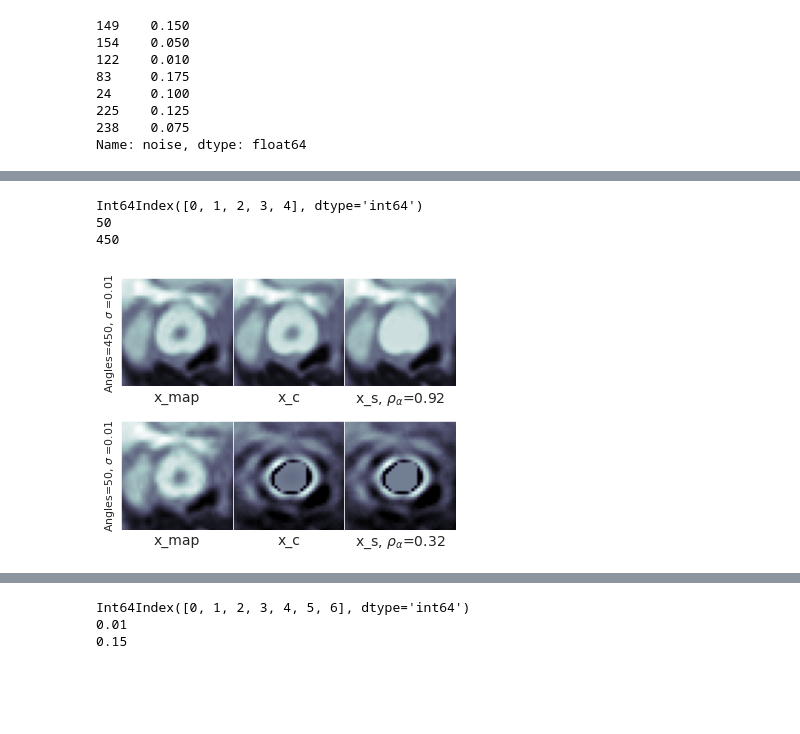
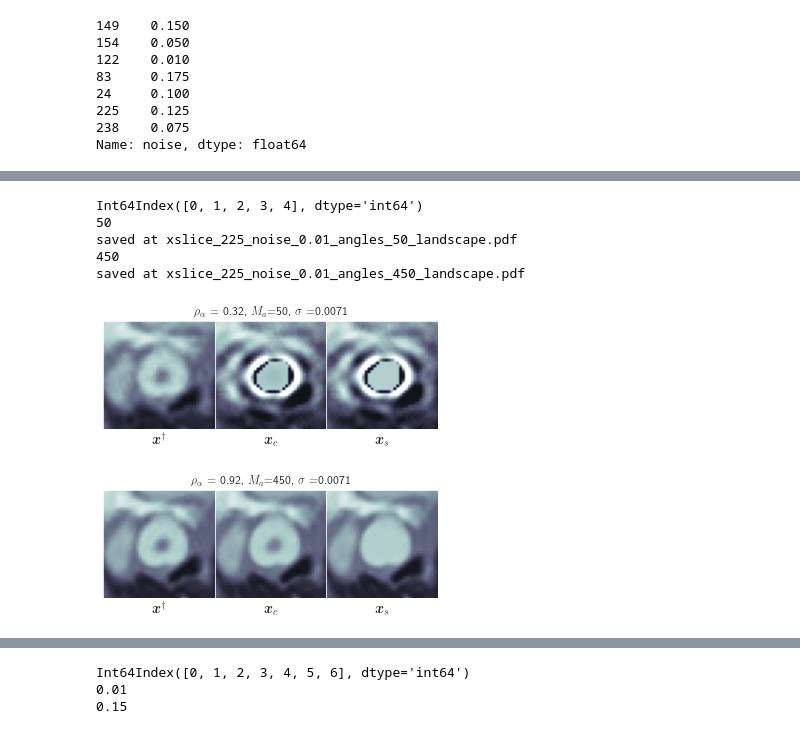
Before and after one commit to adwaye/test_ct, a Jupyter notebook: Experiments.ipynb, the cells around one changed output, grey strips where cells are left out. Cells and saved outputs as stored; diff of their text form; code cells hidden in the pictures; blank space fills up the shorter version.

```diff
--- a/Experiments.ipynb
+++ b/Experiments.ipynb
@@ -7,6 +7,9 @@ import seaborn as sns
 import matplotlib.pyplot as plt
 import cv2
 %config Completer.use_jedi = False
+import matplotlib
+matplotlib.rc('text', usetex=True)
+matplotlib.rcParams['text.latex.preamble']=[r"\usepackage{amsmath}"]
 
 RESULT_LOCATION= "/home/adwaye/matlab_projects/test_CT/Figures"
 PARAM_NAMES = ["L2_mean_grad","L2_bound_grad","L2_mean_pix","L2_bound_pix","noise","ndtct","agls","grdsz","alpha",
@@ -28,6 +31,6 @@ def extract_params_from_name(file_name):
     for name in PARAM_NAMES:
         ind = file_name.find(name)
         val = file_name[0:ind].split('_')[-2]
-        print(name+"="+val)
+        #print(name+"="+val)
         out_dict[name] = val
     return out_dict
@@ -33,0 +52,5 @@ def extract_params_from_name(file_name):
+# %%
+
+
+out_name = make_xmapFname_from_BUQOfname(file_name)
+out_name
@@ -344,20 +594,20 @@ for n_angles in df_copy['agls']:
         ax[0].axis([lower_x,upper_x,upper_y,lower_y])
         ax[0].set_xticks([])
         ax[0].set_yticks([])
-        ax[0].set_ylabel('x_map',fontsize=font_size)
+        ax[0].set_ylabel('$x_{map}$',fontsize=font_size)
     #     ax[k,0].set(ylabel='Number of angles={:}'.format(n_angles,n_angles))
         ax[0].set_title('Angles={:}, $\\sigma$ ={:}'.format(n_angles,noise),fontsize=font_size-3)
 
 
         ax[1].imshow(matfile['x_c'],cmap="bone")
         ax[1].axis([lower_x,upper_x,upper_y,lower_y])
-        ax[1].set_ylabel('x_c',fontsize=font_size)
+        ax[1].set_ylabel('$x_c$',fontsize=font_size)
         ax[1].set_xticks([])
         ax[1].set_yticks([])
 
         ax[2].imshow(matfile['x_s'],cmap="bone")
         ax[2].axis([lower_x,upper_x,upper_y,lower_y])
-        ax[2].set_ylabel('x_s'.format(rho),fontsize=font_size)
+        ax[2].set_ylabel('$\\boldsymbol{x}_s$',fontsize=font_size)
         ax[2].set_xlabel('$\\rho_\\alpha$ = {:.2}'.format(rho),fontsize=font_size)
         ax[2].set_xticks([])
         ax[2].set_yticks([])
@@ -413,7 +666,8 @@ k=0
 df_copy = df1.loc[indexes[0].tolist()].copy()
 df_copy = df_copy.sort_values(by='agls')
 df_copy.index = np.arange(0,df_copy.shape[0])
-fig, ax = plt.subplots(nrows=2,ncols=3,figsize=(6,5))
+
+
 print(df_copy.index)
 k = 0
 
@@ -428,54 +682,67 @@ min_y = np.min(col_mask)
 upper_x = max_y+15;
 lower_x =  min_y-15;
 upper_y = max_x+15;
 lower_y = min_x-15;
 
 for n_angles in df_copy['agls']:
+
     if n_angles==25 or n_angles==100 or n_angles==300 or n_angles == 200:
         pass
     else:
+        fig, ax = plt.subplots(nrows=1,ncols=3,figsize=(6,3))
         print(n_angles)
         index = np.where(df_copy['agls']==n_angles)
         file_name = df_copy['file_name'].loc[index].ravel()[0]
         rho       = df_copy['rho'].loc[index].ravel()[0]
         matfile  = sio.loadmat(os.path.join(root_folder,file_name))
-        ax[1-k,0].imshow(matfile['xmap'],cmap="bone")
-        ax[1-k,0].axis([lower_x,upper_x,upper_y,lower_y])
-        ax[1-k,0].set_xticks([])
-        ax[1-k,0].set_yticks([])
-        ax[1-k,0].set_xlabel('x_map',fontsize=font_size)
+        ax[0].imshow(matfile['xmap'],cmap="bone",vmin=-0.1,vmax=1.1)
+
+    #     ax[k,0].set_title('xmap, noise={:}'.format(noise),fontsize=16)
+    #     ax[k,0].set_title('xmap',fontsize=font_size)
+
+        ax[0].axis([lower_x,upper_x,upper_y,lower_y])
+        ax[0].set_xticks([])
+        ax[0].set_yticks([])
+        ax[0].set_xlabel('$\\boldsymbol{x}^{\\dagger}$',fontsize=font_size)
     #     ax[k,0].set(ylabel='Number of angles={:}'.format(n_angles,n_angles))
-        ax[1-k,0].set_ylabel('Angles={:}, $\\sigma$ ={:}'.format(n_angles,noise),fontsize=font_size-3)
+        #ax[0].set_title('Angles={:}, $\\sigma$ ={:}'.format(n_angles,noise),fontsize=font_size-3)
 
 
-        ax[1-k,1].imshow(matfile['x_c'],cmap="bone")
-        ax[1-k,1].axis([lower_x,upper_x,upper_y,lower_y])
-        ax[1-k,1].set_xlabel('x_c',fontsize=font_size)
-        ax[1-k,1].set_xticks([])
-        ax[1-k,1].set_yticks([])
+        ax[1].imshow(matfile['x_c'],cmap="bone",vmin=-0.1,vmax=1.1)
+        ax[1].axis([lower_x,upper_x,upper_y,lower_y])
+        ax[1].set_xlabel('$\\boldsymbol{x}_c$',fontsize=font_size)
+        ax[1].set_xticks([])
+        ax[1].set_yticks([])
 
-        ax[1-k,2].imshow(matfile['x_s'],cmap="bone")
-        ax[1-k,2].axis([lower_x,upper_x,upper_y,lower_y])
-        ax[1-k,2].set_xlabel('x_s, $\\rho_\\alpha$={:.2}'.format(rho),fontsize=font_size)
+        ax[2].imshow(matfile['x_s'],cmap="bone",vmin=-0.1,vmax=1.1)
+        ax[2].axis([lower_x,upper_x,upper_y,lower_y])
+        ax[2].set_xlabel('$\\boldsymbol{x}_s$',fontsize=font_size)
+#         ax[2].set_xlabel('$\\rho_\\alpha$ = {:.2}'.format(rho),fontsize=font_size)
+        ax[2].set_xticks([])
+        ax[2].set_yticks([])
+        ax[1].set_title('$\\rho_\\alpha$ = {:.2}, $M_a$={:}, $\\sigma$ ={:.4f}'.format(rho,n_angles,noise/np.sqrt(2),fontsize=font_size))
 
-        ax[1-k,2].set_xticks([])
-        ax[1-k,2].set_yticks([])
+        fig.subplots_adjust(top=0.92)
+        plt.subplots_adjust(wspace=0, hspace=0)
+        fig.savefig(os.path.join(output_folder,ct_slice+"_noise_{:}_angles_{:}_landscape.pdf".format(noise,n_angles)),bbox_inches='tight',transparent=True)
+        print("saved at "+ct_slice+"_noise_{:}_angles_{:}_landscape.pdf".format(noise,n_angles))
+
+        k+=1
+
+# fig.suptitle('Map estimate, image with structure and image without structure, noise={:}'.format(noise,alpha),fontsize=font_size)
 
 
 
-        k+=1
-fig.subplots_adjust(top=0.92)
-# fig.suptitle('Map estimate, image with structure and image without structure, noise={:}'.format(noise,alpha),fontsize=font_size)
-
-plt.subplots_adjust(wspace=0, hspace=0)
-
-fig.savefig(os.path.join(output_folder,ct_slice+"_noise_{:}_landscape.pdf".format(noise)),bbox_inches='tight',transparent=True)
+#
 
 # plt.figure()
 # sns.lineplot(data=df_copy,x='agls',y='rho')
 # plt.show()
 # %% [output]
 Int64Index([0, 1, 2, 3, 4], dtype='int64')
 50
+saved at xslice_225_noise_0.01_angles_50_landscape.pdf
 450
+saved at xslice_225_noise_0.01_angles_450_landscape.pdf
-[figure, old version]
+[figure, new version]
+[figure, added]
```
Also changed, not shown: parts of 50 cells of this notebook, 2 other files.
